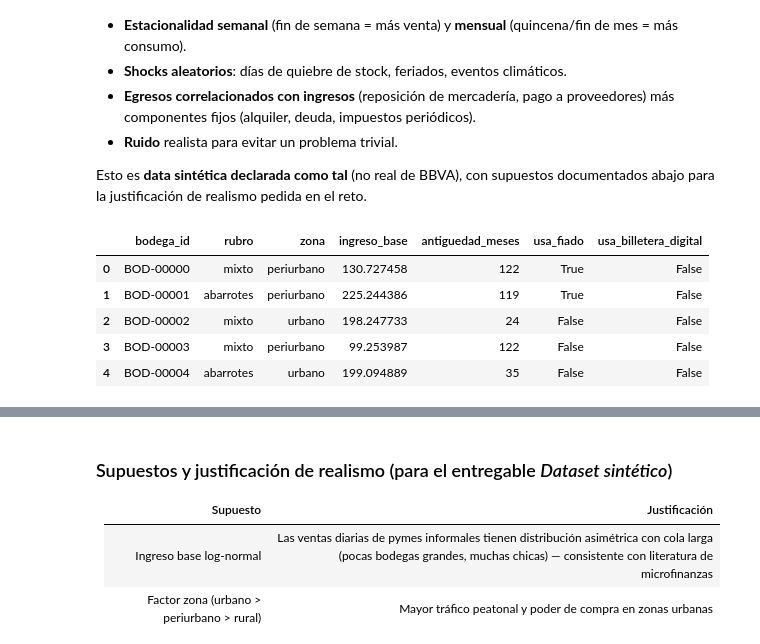
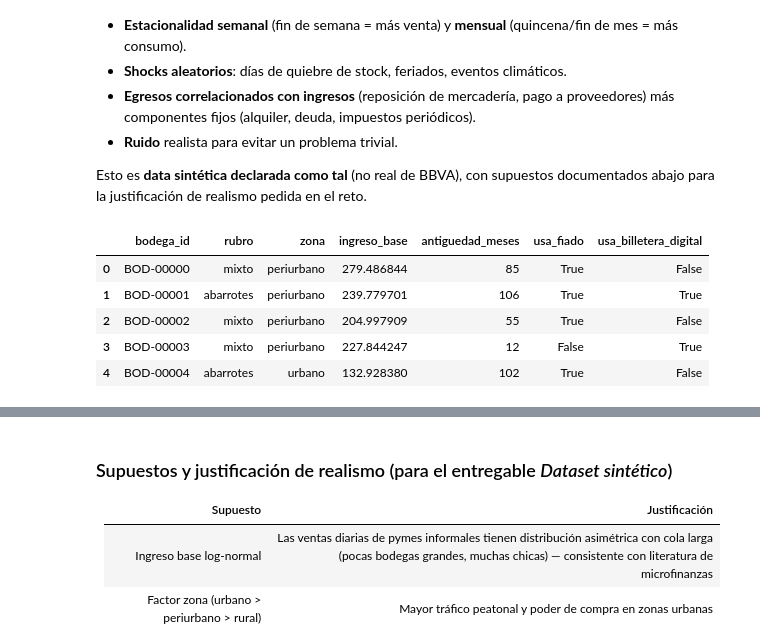
Before and after one commit to 24pedro24daniel-prog/Hackathon_BBVA_Equipo_7, a Jupyter notebook: modelo/modelo_ingreso_egreso_lightgbm.ipynb, the cells around one changed output, grey strips where cells are left out. Cells and saved outputs as stored; diff of their text form; code cells hidden in the pictures.

```diff
--- a/modelo/modelo_ingreso_egreso_lightgbm.ipynb
+++ b/modelo/modelo_ingreso_egreso_lightgbm.ipynb
@@ -33,43 +33,43 @@ Se simulan **N_BODEGAS bodegueros** (pymes no bancarizadas) durante **N_DIAS dí
 
 Esto es **data sintética declarada como tal** (no real de BBVA), con supuestos documentados abajo para la justificación de realismo pedida en el reto.
 # %%
-N_BODEGAS = 3000      # "miles de bodegueros"
-N_DIAS = 540          # ~18 meses de historia por bodega
+N_BODEGAS = 1200      # "miles de bodegueros" (reducido para training rapido en hackathon)
+N_DIAS = 120          # ~4 meses de historia por bodega (reducido para training rapido)
 FECHA_INICIO = pd.Timestamp("2024-06-01")
 
 fechas = pd.date_range(FECHA_INICIO, periods=N_DIAS, freq="D")
 
 # --- Perfil estático de cada bodega (heterogeneidad) ---
 rubros = rng.choice(["abarrotes", "bebidas", "mixto", "panaderia"], size=N_BODEGAS, p=[0.45, 0.15, 0.30, 0.10])
 zonas = rng.choice(["urbano", "periurbano", "rural"], size=N_BODEGAS, p=[0.5, 0.35, 0.15])
 
 zona_factor = {"urbano": 1.25, "periurbano": 1.0, "rural": 0.75}
 rubro_factor = {"abarrotes": 1.0, "bebidas": 0.8, "mixto": 1.15, "panaderia": 0.9}
 
 ingreso_base = rng.lognormal(mean=5.2, sigma=0.45, size=N_BODEGAS)  # soles/día, cola larga (hay bodegas grandes y chicas)
 ingreso_base = ingreso_base * np.array([zona_factor[z] for z in zonas]) * np.array([rubro_factor[r] for r in rubros])
 
 antiguedad_meses = rng.integers(1, 180, size=N_BODEGAS)  # antigüedad del negocio
 usa_fiado = rng.random(N_BODEGAS) < 0.65            # % de bodegas que dan fiado
 usa_billetera_digital = rng.random(N_BODEGAS) < 0.40  # % que ya usa Yape/Plin
 
 bodegas = pd.DataFrame({
     "bodega_id": [f"BOD-{i:05d}" for i in range(N_BODEGAS)],
     "rubro": rubros,
     "zona": zonas,
     "ingreso_base": ingreso_base,
     "antiguedad_meses": antiguedad_meses,
     "usa_fiado": usa_fiado,
     "usa_billetera_digital": usa_billetera_digital,
 })
 bodegas.head()
 # %% [output]
 |  | bodega_id | rubro | zona | ingreso_base | antiguedad_meses | usa_fiado | usa_billetera_digital |
-| 0 | BOD-00000 | mixto | periurbano | 130.727458 | 122 | True | False |
-| 1 | BOD-00001 | abarrotes | periurbano | 225.244386 | 119 | True | False |
-| 2 | BOD-00002 | mixto | urbano | 198.247733 | 24 | False | False |
-| 3 | BOD-00003 | mixto | periurbano | 99.253987 | 122 | False | False |
-| 4 | BOD-00004 | abarrotes | urbano | 199.094889 | 35 | False | False |
+| 0 | BOD-00000 | mixto | periurbano | 279.486844 | 85 | True | False |
+| 1 | BOD-00001 | abarrotes | periurbano | 239.779701 | 106 | True | True |
+| 2 | BOD-00002 | mixto | periurbano | 204.997909 | 55 | True | False |
+| 3 | BOD-00003 | mixto | periurbano | 227.844247 | 12 | False | True |
+| 4 | BOD-00004 | abarrotes | urbano | 132.928380 | 102 | True | False |
 # %%
 # --- Serie temporal por bodega ---
 def simular_bodega(row, fechas, rng):
```
Also changed, not shown: parts of 11 cells of this notebook, 1 other file.
